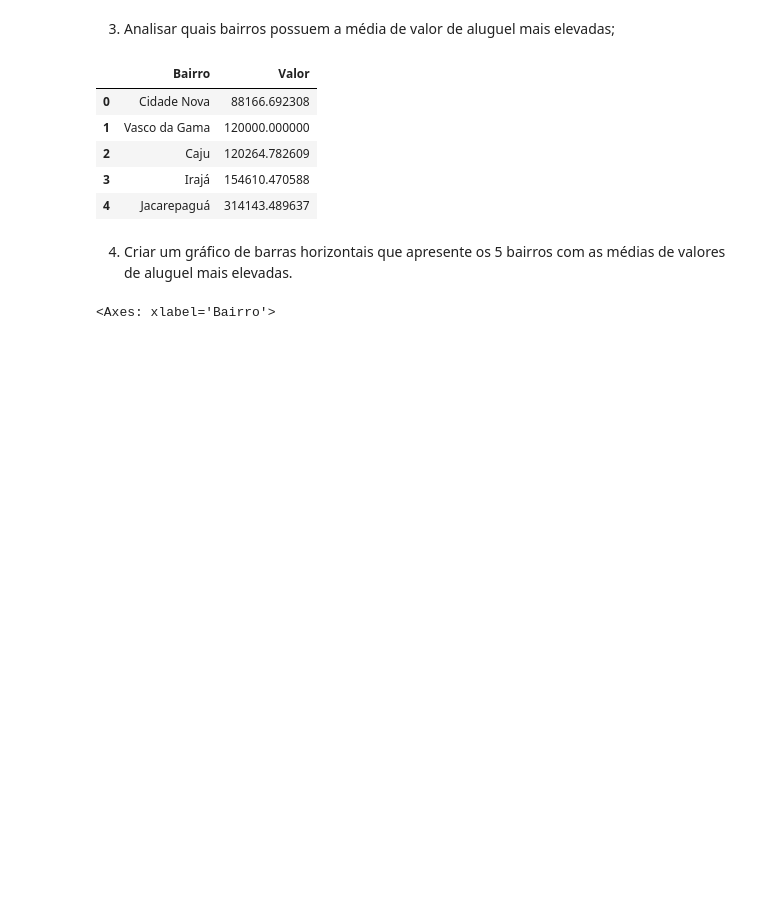
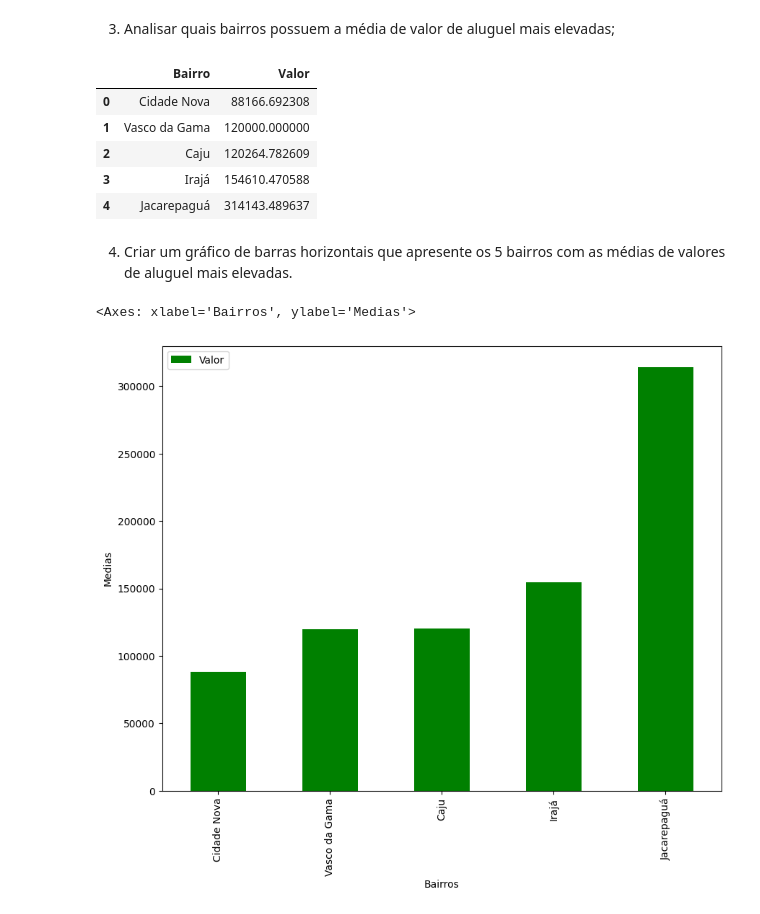
Before and after one commit to ygor-github/curso_conociendo_pandas, a Jupyter notebook: Desafios.ipynb, the cells around one changed output. Saved outputs shown, nothing was run; the diff lists cells and outputs as text; code cells hidden in the pictures; blank space fills up the shorter version.

```diff
--- a/Desafios.ipynb
+++ b/Desafios.ipynb
@@ -174,6 +174,7 @@ bairro_mean_alto.reset_index()
 
 4) Criar um gráfico de barras horizontais que apresente os 5 bairros com as médias de valores de aluguel mais elevadas.
 # %%
-plt.plot(kind='Barh', x=Bairro_mean_alto['Baorro
+bairro_mean_alto.plot(kind="bar", figsize=(10,8), color="green", xlabel="Bairros", ylabel="Medias")
 # %% [output]
-<Axes: xlabel='Bairro'>
+<Axes: xlabel='Bairros', ylabel='Medias'>
+[figure, added]
```
